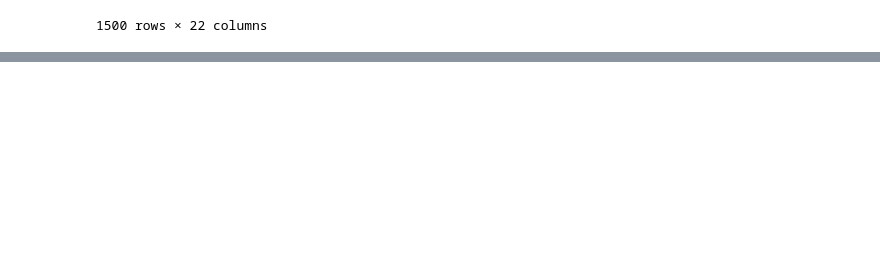
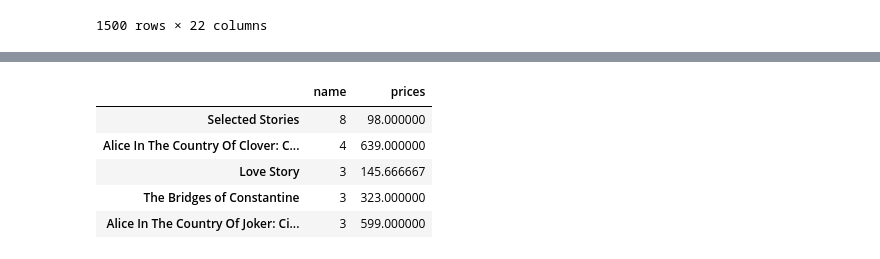
Before and after one commit to hongson6/Analysis-on-Best-Selling-Books-in-India, a Jupyter notebook: Final Project.ipynb, the cells around one changed output, grey strips where cells are left out. Cells and saved outputs as stored; diff of their text form; code cells hidden in the pictures; blank space fills up the shorter version.

```diff
--- a/Final Project.ipynb
+++ b/Final Project.ipynb
@@ -468,0 +562,9 @@ new_books.name.value_counts()[0:10].sort_index().plot.pie(figsize=(15,5))
+# %%
+a.head()
+# %% [output]
+|  | name | prices |
+| Selected Stories | 8 | 98.000000 |
+| Alice In The Country Of Clover: C... | 4 | 639.000000 |
+| Love Story | 3 | 145.666667 |
+| The Bridges of Constantine | 3 | 323.000000 |
+| Alice In The Country Of Joker: Ci... | 3 | 599.000000 |
```
Also changed, not shown: parts of 29 cells of this notebook.
